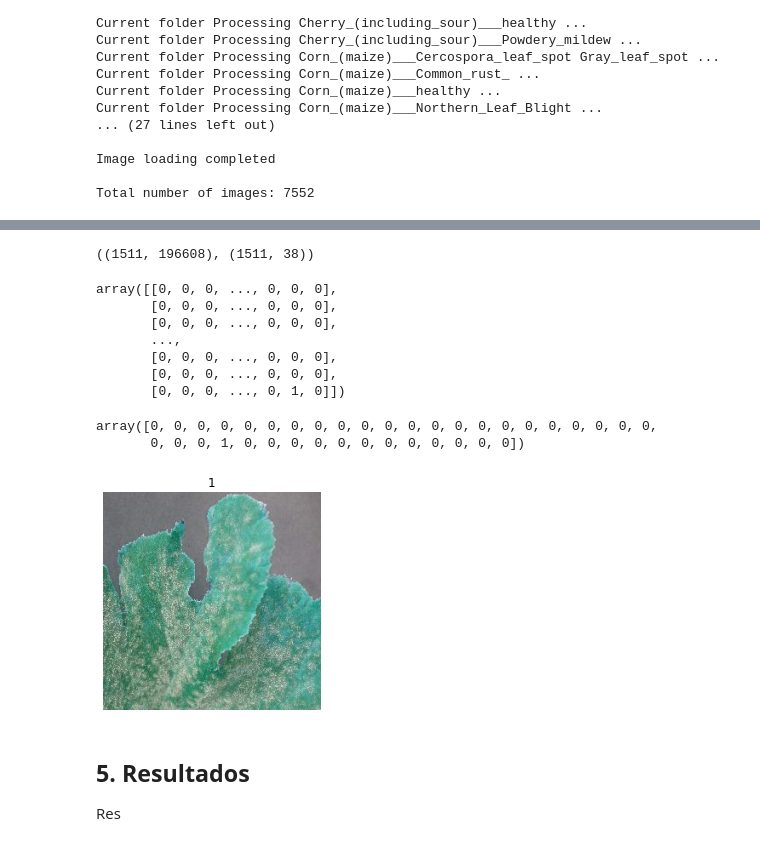
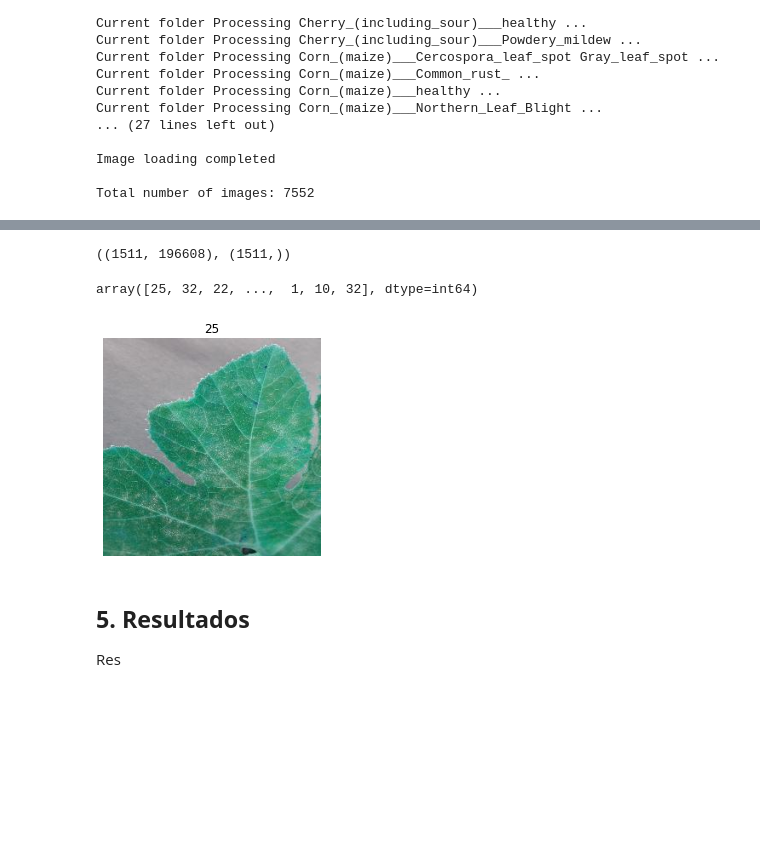
Before and after one commit to VivianGomez/plant_disease_identification, a Jupyter notebook: plant_disease_identification.ipynb, the cells around one changed output, grey strips where cells are left out. Saved outputs shown, nothing was run; the diff lists cells and outputs as text; code cells hidden in the pictures; blank space fills up the shorter version.

Commit message:
Se transforman bien las imágenes y se pueden visualizar

```diff
--- a/plant_disease_identification.ipynb
+++ b/plant_disease_identification.ipynb
@@ -147,9 +172,9 @@ MAX_IMAGES_OF_CLASS = 200
 # %%
 def convert_image_to_array(image_dir):
     try:
-        image = cv2.imread(image_dir)
+        image = plt.imread(image_dir)
         if image is not None :
-            image = cv2.resize(image, default_image_size)
+            image = image.reshape(256, 256, 3)
             return img_to_array(image)
         else :
             return np.array([])
@@ -205,3 +269,3 @@ Total number of images: 7552
 # %%
-label_binarizer = LabelBinarizer()
-image_labels = label_binarizer.fit_transform(targetColor)
+label_encoder = LabelEncoder()
+image_labels = label_encoder.fit_transform(targetColor)
@@ -214,51 +323,14 @@ x_train.shape, y_train.shape
 # %%
 x_test.shape, y_test.shape
 # %% [output]
-((1511, 196608), (1511, 38))
+((1511, 196608), (1511,))
-# %%
-def visualize(img, title, figsize: tuple=None):
-    """
-    A more complex function to plot an image it has
-    an account on the figsize
-    :param img: the image to be shown
-    :param title: the title of the image
-    :param figsize: the size of the image
-    :type figsize: tuple
-    """
-    # Creates the figure
-    fig: plt.Figure = plt.figure()
-
-    # We set the color map to gray
-    plt.gray()
-
-    # Validate the figsize
-    if figsize:
-        fig.set_figwidth(figsize[0])
-        fig.set_figheight(figsize[1])
-    # Shows image
-    plt.imshow(img)
-
-    # Show title
-    plt.title(title)
-    plt.axis("off")
 # %%
 y_train
 # %% [output]
-array([[0, 0, 0, ..., 0, 0, 0],
-       [0, 0, 0, ..., 0, 0, 0],
-       [0, 0, 0, ..., 0, 0, 0],
-       ...,
-       [0, 0, 0, ..., 0, 0, 0],
-       [0, 0, 0, ..., 0, 0, 0],
-       [0, 0, 0, ..., 0, 1, 0]])
+array([25, 32, 22, ...,  1, 10, 32], dtype=int64)
-# %%
-y_train[1]
-# %% [output]
-array([0, 0, 0, 0, 0, 0, 0, 0, 0, 0, 0, 0, 0, 0, 0, 0, 0, 0, 0, 0, 0, 0,
-       0, 0, 0, 1, 0, 0, 0, 0, 0, 0, 0, 0, 0, 0, 0, 0])
 # %%
-img = x_train[1].reshape(256, 256, 3)
+img = x_train[0].reshape(256, 256, 3)
 # %%
-visualize(img, "1")
+visualize(img, y_train[0])
 # %% [output]
-[figure, old version]
+[figure, new version]
```
Also changed, not shown: parts of 10 cells of this notebook, 1 other file.
